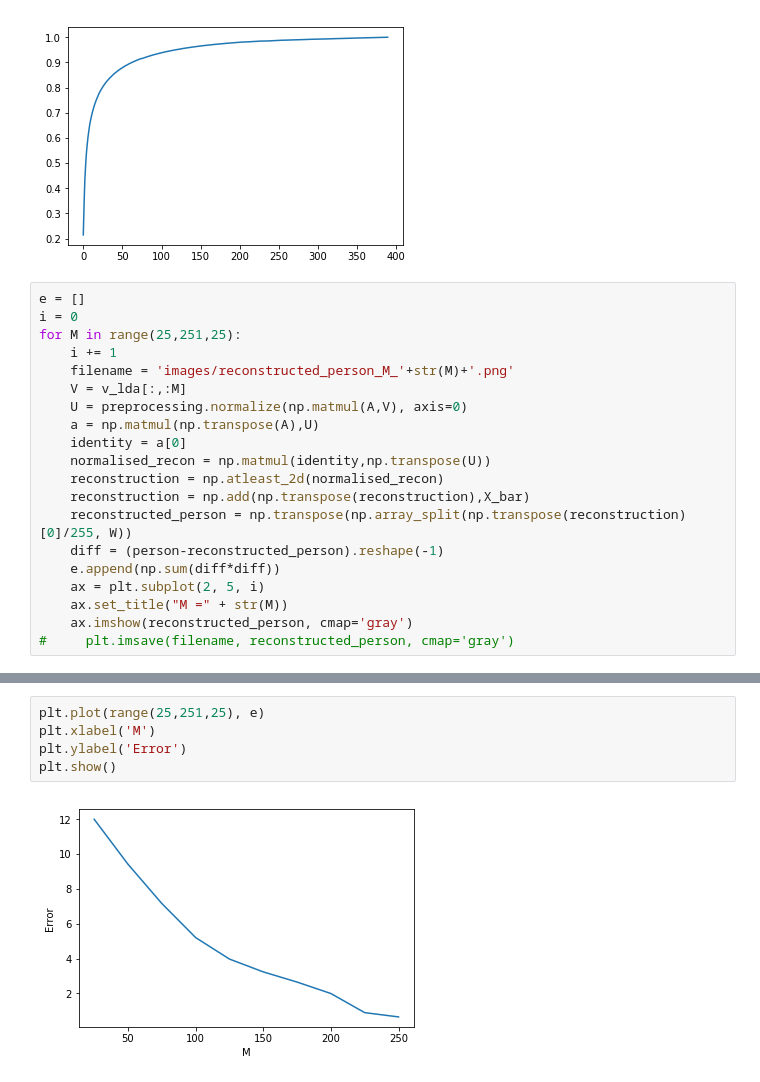
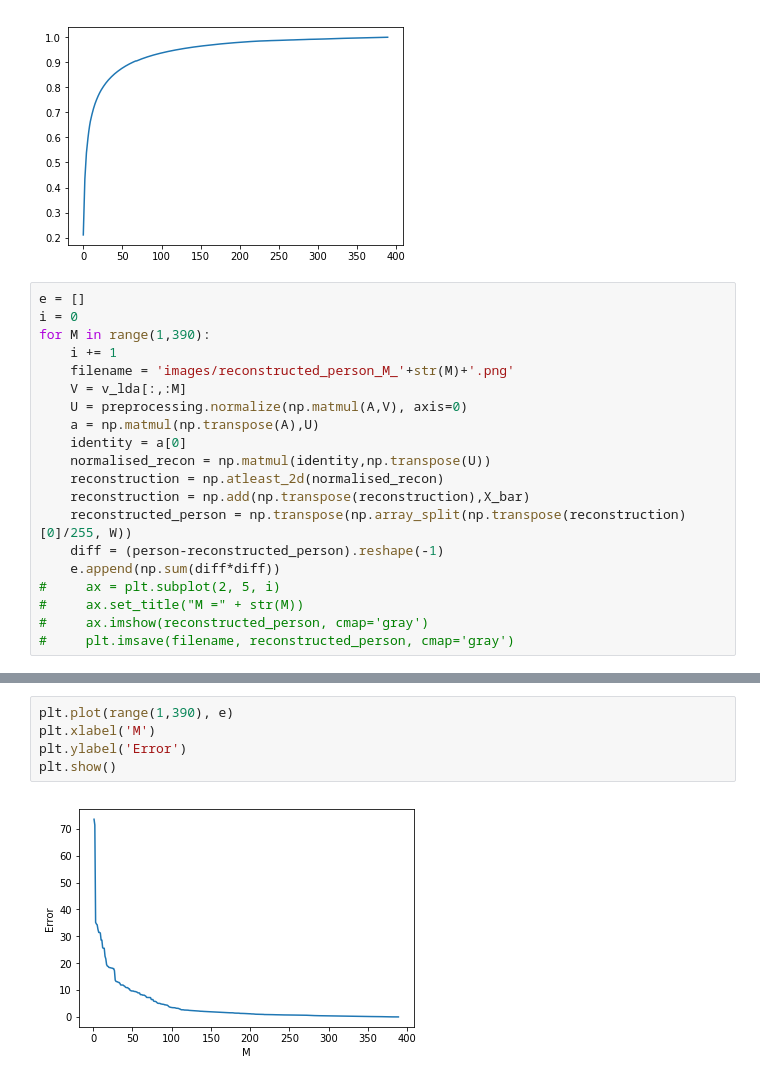
Before and after one commit to GPadley/EE4-68-PR, a Jupyter notebook: CW1/1.2_a.ipynb, the cells around one changed output, grey strips where cells are left out. Drawn from its saved outputs; the diff is of its cells as text.

```diff
--- a/CW1/1.2_a.ipynb
+++ b/CW1/1.2_a.ipynb
@@ -58,7 +58,7 @@ plt.show()
 # %%
 e = []
 i = 0
-for M in range(25,251,25):
+for M in range(1,390):
     i += 1
     filename = 'images/reconstructed_person_M_'+str(M)+'.png'
     V = v_lda[:,:M]
@@ -71,7 +71,7 @@ for M in range(25,251,25):
     reconstructed_person = np.transpose(np.array_split(np.transpose(reconstruction)[0]/255, W))
     diff = (person-reconstructed_person).reshape(-1)
     e.append(np.sum(diff*diff))
-    ax = plt.subplot(2, 5, i)
-    ax.set_title("M =" + str(M))
-    ax.imshow(reconstructed_person, cmap='gray')
+#     ax = plt.subplot(2, 5, i)
+#     ax.set_title("M =" + str(M))
+#     ax.imshow(reconstructed_person, cmap='gray')
 #     plt.imsave(filename, reconstructed_person, cmap='gray')
@@ -80,10 +78,10 @@ for M in range(25,251,25):
 # %%
-plt.plot(range(25,251,25), e)
+plt.plot(range(1,390), e)
 plt.xlabel('M')
 plt.ylabel('Error')
 plt.show()
 # %% [output]
-[figure, old version]
+[figure, new version]
 # %%
 filename = 'images/reconstructed_person_M_'+str(M)+'.png'
 V = v_lda
```
Also changed, not shown: parts of 5 cells of this notebook, 12 other files.
